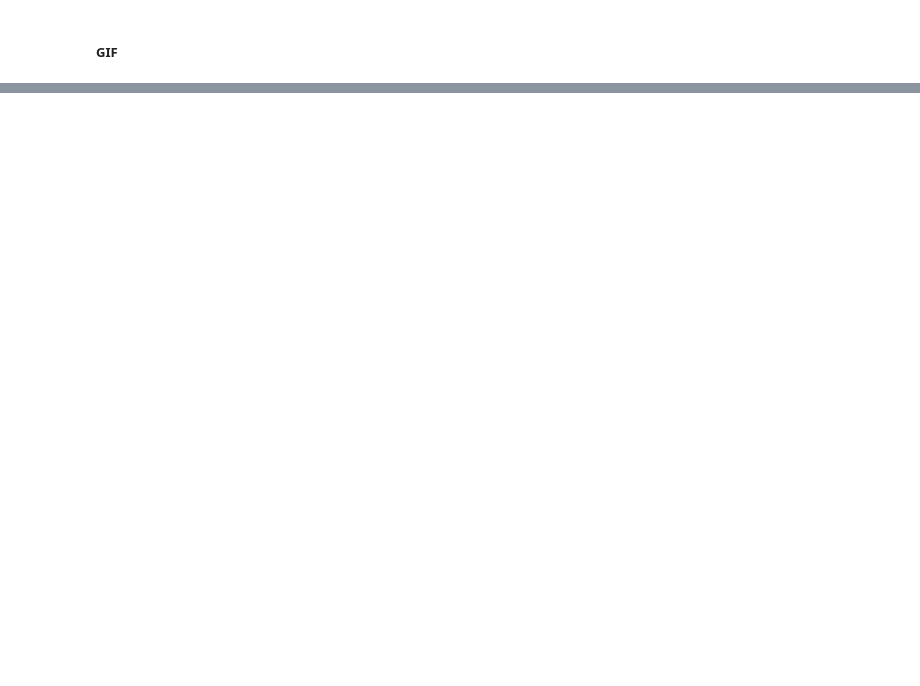
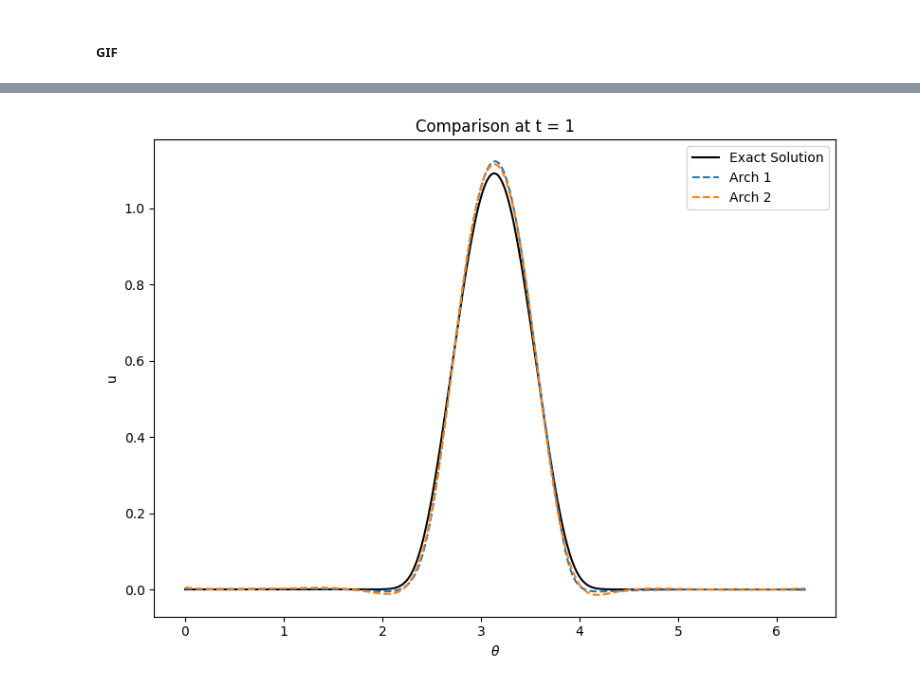
Before and after one commit to nishantak/numerical_sim_PINN, a Jupyter notebook: PINN_Kuramoto/pinn_solver.ipynb, the cells around one changed output, grey strips where cells are left out. Drawn from its saved outputs; the diff is of its cells as text; code cells hidden in the pictures; blank space fills up the shorter version.

Commit message:
experiments

```diff
--- a/PINN_Kuramoto/pinn_solver.ipynb
+++ b/PINN_Kuramoto/pinn_solver.ipynb
@@ -320,0 +440,19 @@ steps_plot(u_n, xmin=xmin, xmax=xmax, Tf=Tf)
+# %%
+def get_unique_key(exp):
+    return (exp["activation"],
+            tuple(exp["hidden_layers, neurons"]),
+            exp["epochs"],
+            exp["collocation_points"])
+
+with open("experiment_results.json", "r") as f:
+    data = json.load(f)
+
+fastest = data["Fastest"]["results"]
+best = data["Best"]["results"]
+
+experiments = {}
+for exp in fastest + best:
+    key = get_unique_key(exp)
+    experiments[key] = exp
+
+exp_list = list(experiments.values())
@@ -320,0 +588,66 @@ steps_plot(u_n, xmin=xmin, xmax=xmax, Tf=Tf)
+# %%
+# Comparisons
+INITIAL = 'polynomial'
+architectures = [
+    {"activation": torch.tanh, "hln": (4, 64),   "epochs": 5120,  "collocation_points": 1024},
+    {"activation": lambda x: torch.sin(x), "hln": (4, 64),  "epochs": 4096, "collocation_points": 1024}
+]
+
+
+# ------------------------------------------------------------------------------ #
+
+u_ex = np.loadtxt("u_ex.txt").T  # shape: (205, 512)
+
+os.makedirs("comparison/plots", exist_ok=True)
+os.makedirs("comparison/loss", exist_ok=True)
+
+predictions = []
+for i, arch in enumerate(architectures):
+    torch.cuda.empty_cache()
+
+    print(f"\n\n{arch}")
+
+    theta_colloc_exp = torch.rand(arch["collocation_points"], 1, device=device) * xmax
+    t_colloc_exp = torch.rand(arch["collocation_points"], 1, device=device) * Tf
+
+    model = PINN(activation=arch["activation"],
+                 hidden_layers=arch["hln"][0],
+                 neurons=arch["hln"][1]).to(device)
+    optimizer = optim.Adam(model.parameters(), lr=1e-3)
+
+    u0 = initialise(theta_init)
+
+    start_time = time.time()
+    loss_history = _trainer(u0, model, optimizer, theta_colloc_exp, t_colloc_exp, num_epochs=arch["epochs"])
+    training_time = time.time() - start_time
+    print(f"Training completed in {training_time:.2f} seconds.")
+
+    # Loss history
+    plt.figure(figsize=(8, 4))
+    plt.plot(loss_history, 'b-')
+    plt.xlabel("Epoch")
+    plt.ylabel("Loss")
+    plt.title(f"Loss History for Architecture {i+1}")
+    plt.tight_layout()
+    plt.savefig(f"comparison/loss/loss_history_arch_{i+1}.png")
+    plt.close()
+
+    # Evaluate
+    model.eval()
+    with torch.no_grad():
+        u_pred = model(x_test).reshape(u_ex.shape).cpu().numpy()
+    predictions.append(u_pred)
+
+# Comparison plot at t = Tf
+plt.figure(figsize=(8, 6))
+plt.plot(x_line, u_ex[:, -1], 'k-', label="Exact Solution")
+for i, u_pred in enumerate(predictions):
+    plt.plot(x_line, u_pred[:, -1], '--', label=f"Arch {i+1}")
+plt.xlabel(r'$\theta$')
+plt.ylabel('u')
+plt.title(f"Comparison at t = {Tf}")
+plt.legend()
+plt.tight_layout()
+plt.savefig("comparison/plots/comparison_Tf.png")
+plt.show()
+# %% [output]
@@ -320,0 +671 @@ steps_plot(u_n, xmin=xmin, xmax=xmax, Tf=Tf)
+[figure, added]
```
Also changed, not shown: parts of 37 cells of this notebook, 5 other files.
